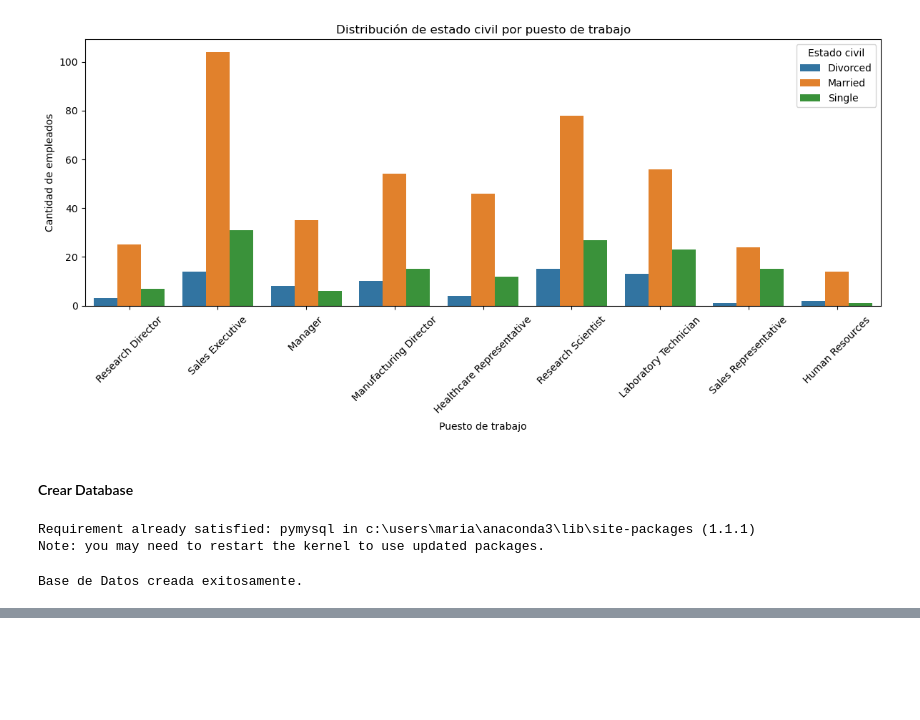
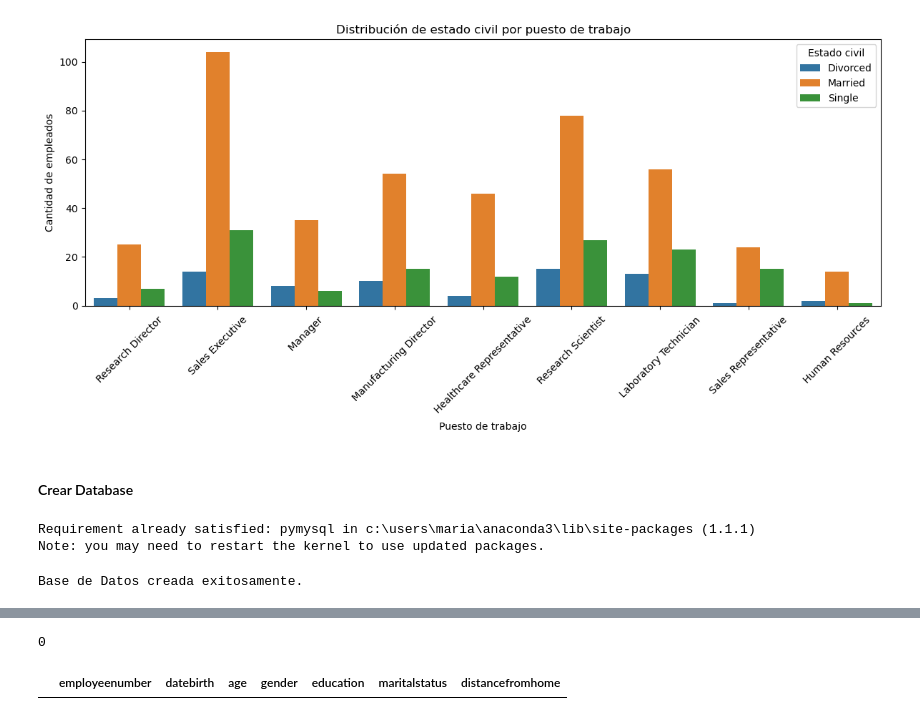
Before and after one commit to Adalab/project-da-promo-50-modulo-3-team-3, a Jupyter notebook: draft_new.ipynb, the cells around one changed output, grey strips where cells are left out. Saved outputs shown, nothing was run; the diff lists cells and outputs as text; code cells hidden in the pictures; blank space fills up the shorter version.

```diff
--- a/draft_new.ipynb
+++ b/draft_new.ipynb
@@ -1064,0 +1175,8 @@ Base de Datos creada exitosamente.
+# %%
+df_info.to_sql(name='info_personal', con=engine, if_exists='append', index=False)
+# %% [output]
+0
+# %%
+df_info.head()
+# %% [output]
+|  | employeenumber | datebirth | age | gender | education | maritalstatus | distancefromhome |
```
Also changed, not shown: parts of 12 cells of this notebook, 1 other file.
